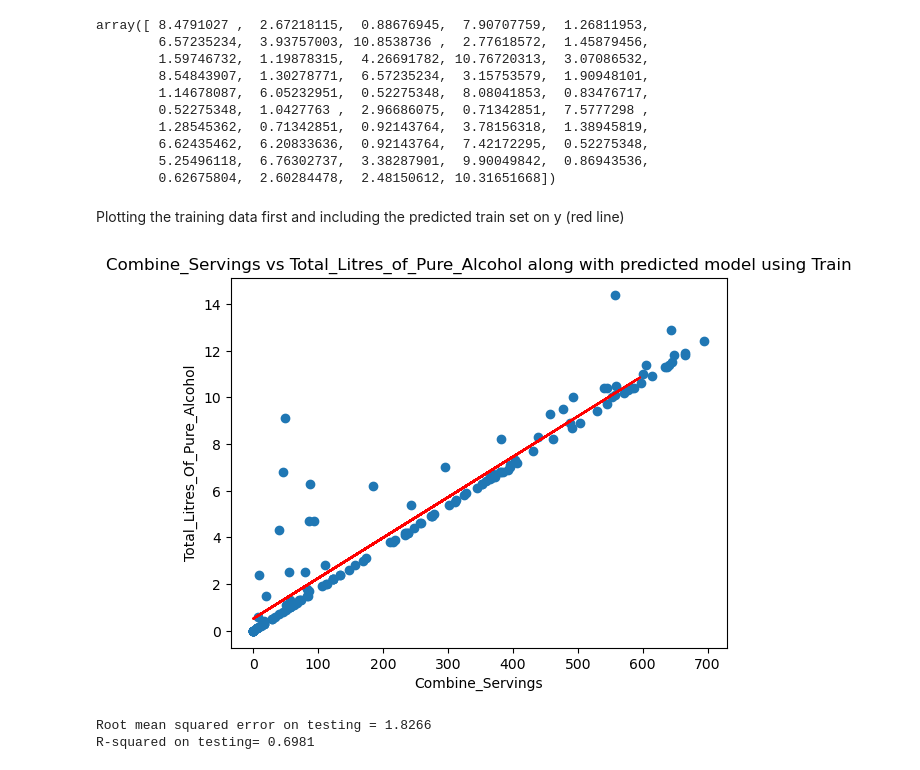
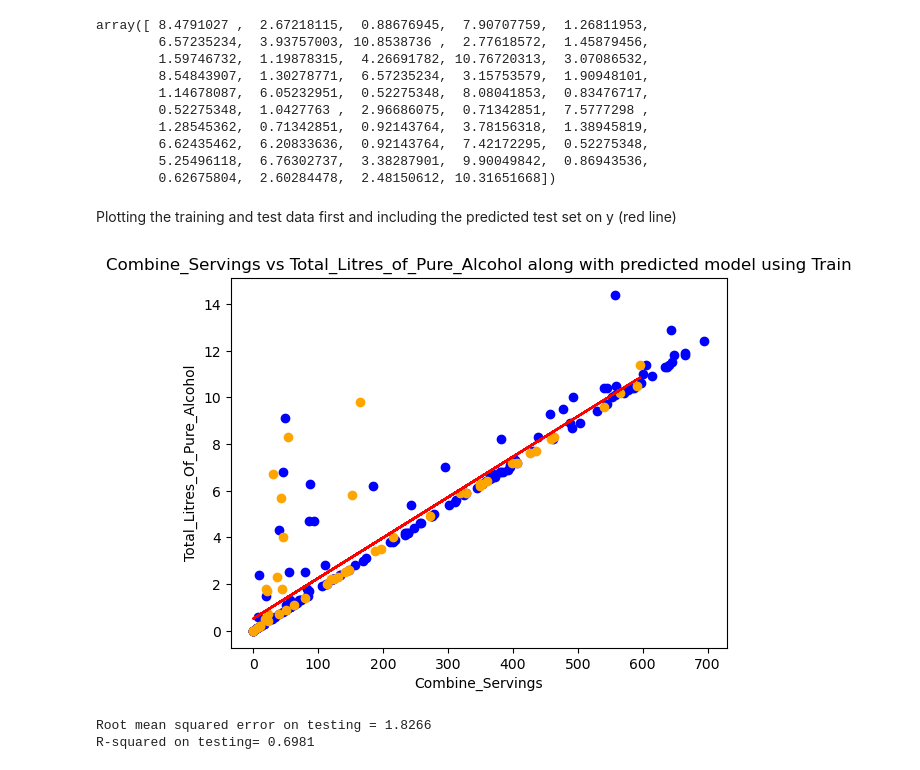
Before and after one commit to OtaSteven/CSC177_Proj, a Jupyter notebook: Linear_Regression/linear_regression.ipynb, the cells around one changed output. Saved outputs shown, nothing was run; the diff lists cells and outputs as text; code cells hidden in the pictures.

```diff
--- a/Linear_Regression/linear_regression.ipynb
+++ b/Linear_Regression/linear_regression.ipynb
@@ -113,7 +128,3 @@ print(y_test.shape)
 (49,)
 # %% [markdown]
 The code snippet below is to reshape the training and testing of the independent variable into a 2-dimensional arrays for plotting purposes
-# %%
-# Making the training and testing 2 Dimensional arrays
-x_train = np.array(x_train).reshape(-1, 1)
-x_train
@@ -138,3 +130,0 @@ array([[274],
-# %%
-x_test = np.array(x_test).reshape(-1, 1)
-x_test
@@ -162,9 +130,0 @@ y = new_drink_Data.iloc[:, 3].values  #dependent variable arrays, Total_Litres_O
-# %%
-# Split
-from sklearn.model_selection import train_test_split
-x_train, x_test, y_train, y_test = train_test_split(x, y, test_size=1/4, random_state=1)
-
-print(x_train.shape)
-print(y_train.shape)
-print(x_test.shape)
-print(y_test.shape)
@@ -259,19 +214,20 @@ array([ 8.4791027 ,  2.67218115,  0.88676945,  7.90707759,  1.26811953,
         5.25496118,  6.76302737,  3.38287901,  9.90049842,  0.86943536,
         0.62675804,  2.60284478,  2.48150612, 10.31651668])
 # %% [markdown]
-Plotting the training data first and including the predicted train set on y (red line)
+Plotting the training and test data first and including the predicted test set on y (red line)
 # %%
 import matplotlib.pyplot as plt
-plt.scatter(x_train, y_train) # plotting the observation line
+plt.scatter(x_train, y_train, c='blue') # plotting the training data
+plt.scatter(x_test, y_test, c='orange') # plotting the testing data
 plt.plot(x_test, y_pred, color='red') # plotting the observation line but using the predicted dependent variable
 
 plt.title("Combine_Servings vs Total_Litres_of_Pure_Alcohol along with predicted model using Train") # stating the title of the graph
 
 plt.xlabel("Combine_Servings") # adding the name of x-axis
 plt.ylabel("Total_Litres_Of_Pure_Alcohol") # adding the name of y-axis
 plt.show() # specifies end of graph
 # %% [output]
-[figure, old version]
+[figure, new version]
 # %%
 # Model evaluation
 print("Root mean squared error on testing = %.4f" % np.sqrt(mean_squared_error(y_test, y_pred)))
```
Also changed, not shown: parts of 63 cells of this notebook.
